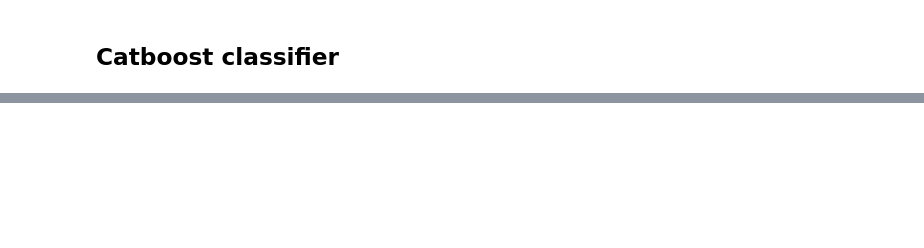
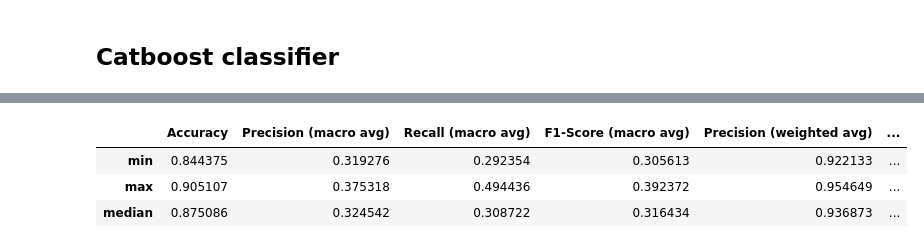
Before and after one commit to ReAlex1902/stock-trend-pred, a Jupyter notebook: modeling_v2_sbert.ipynb, the cells around one changed output, grey strips where cells are left out. Cells and saved outputs as stored; diff of their text form; code cells hidden in the pictures; blank space fills up the shorter version.

```diff
--- a/modeling_v2_sbert.ipynb
+++ b/modeling_v2_sbert.ipynb
@@ -638,0 +629,26 @@ weighted avg       0.85      0.84      0.83      5810
+# %%
+y = df['change-category']
+
+# Преобразование текстовых значений в числовые для целевой переменной
+label_encoder = LabelEncoder()
+y_encoded = label_encoder.fit_transform(y)
+
+# Разделение данных на тренировочный и тестовый наборы
+# X_train, X_test, y_train, y_test = train_test_split(X, y_encoded, test_size=0.2, random_state=11)
+
+train_size = 0.8
+val_size = 0.1
+test_size = 0.1
+
+# Определяем индексы для разделения
+train_end = int(df.shape[0] * train_size)
+val_end = train_end + int(df.shape[0] * val_size)
+
+# Делим на обучающую, валидационную и тестовую выборки
+X_train = df.iloc[:train_end, 17:]
+X_val = df.iloc[train_end:val_end, 17:]
+X_test = df.iloc[val_end:, 17:]
+
+y_train = y_encoded[:train_end]
+y_val = y_encoded[train_end:val_end]
+y_test = y_encoded[val_end:]
@@ -639,3 +730,10 @@ weighted avg       0.85      0.84      0.83      5810
+# %%
+df_results.iloc[:, 2:].agg(['min', 'max', 'median'])
+# %% [output]
+|  | Accuracy | Precision (macro avg) | Recall (macro avg) | F1-Score (macro avg) | Precision (weighted avg) | ... |
+| min | 0.844375 | 0.319276 | 0.292354 | 0.305613 | 0.922133 | ... |
+| max | 0.905107 | 0.375318 | 0.494436 | 0.392372 | 0.954649 | ... |
+| median | 0.875086 | 0.324542 | 0.308722 | 0.316434 | 0.936873 | ... |
 # %%
 import matplotlib.pyplot as plt
 
```
Also changed, not shown: parts of 12 cells of this notebook.
